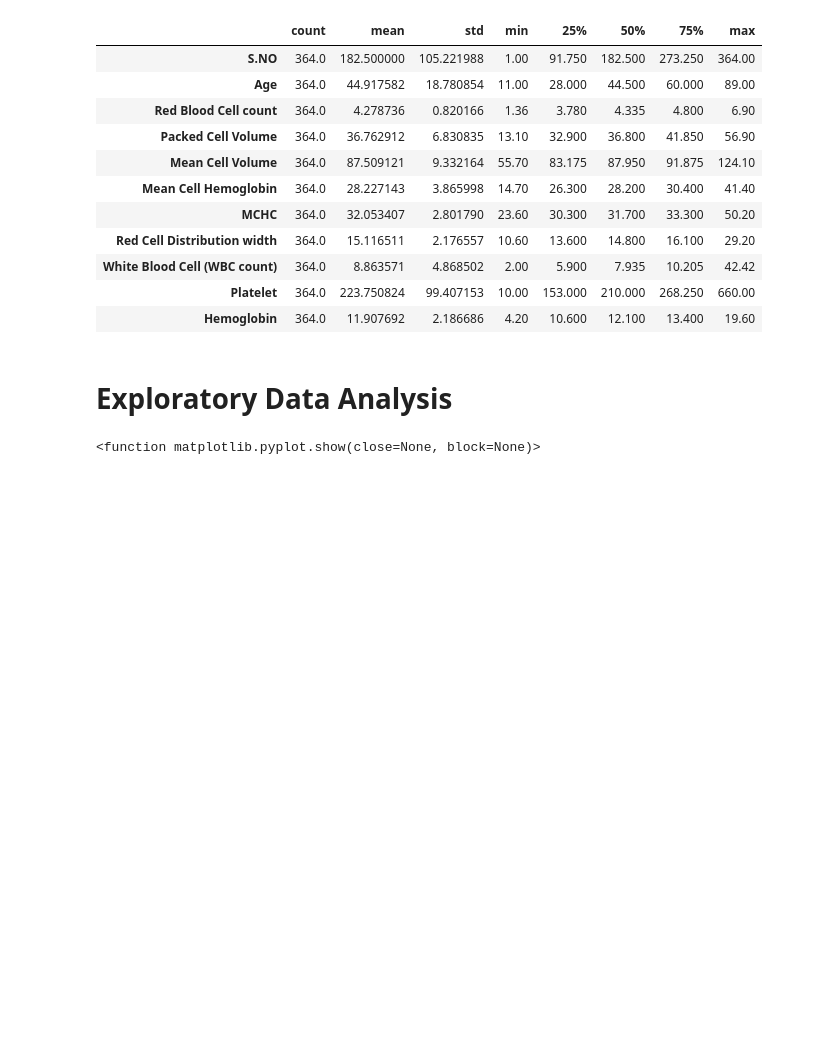
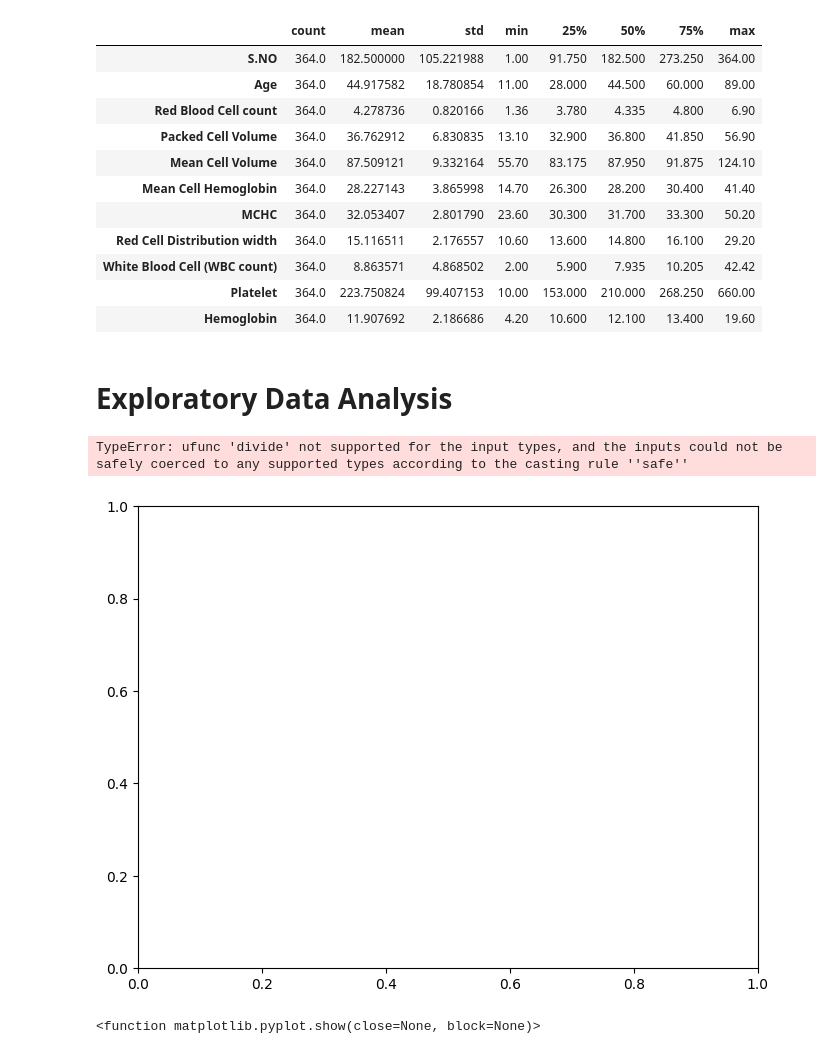
Before and after one commit to Perception-ui/AnemiaPredictor, a Jupyter notebook: Notebook.ipynb, the cells around one changed output. Cells and saved outputs as stored; diff of their text form; code cells hidden in the pictures; blank space fills up the shorter version.

```diff
--- a/Notebook.ipynb
+++ b/Notebook.ipynb
@@ -130,7 +130,7 @@ Hemoglobin                      9
 dtype: int64
 # %%
 #dropping the missing data
-df= df.dropna()
+df.dropna(inplace = True)
 # %% [markdown]
 Checking for duplicate
 # %%
@@ -192,6 +192,16 @@ df.describe().T
 | Hemoglobin | 364.0 | 11.907692 | 2.186686 | 4.20 | 10.600 | 12.100 | 13.400 | 19.60 |
 # %% [markdown]
 # Exploratory Data Analysis
+# %%
+plt.figure(figsize=(8, 6))
+plt.boxplot(df.values)
+plt.xticks(range(1, len(df.columns) + 1), df.columns, rotation=45)
+plt.title('Box Plot for Various Columns')
+plt.ylabel('Value')
+plt.show()
+# %% [output]
+TypeError: ufunc 'divide' not supported for the input types, and the inputs could not be safely coerced to any supported types according to the casting rule ''safe''
+[figure, added]
 # %%
 # Univariate analysis
 plt.hist(df['Red Blood Cell count'])
```
Also changed, not shown: parts of 2 cells of this notebook.
